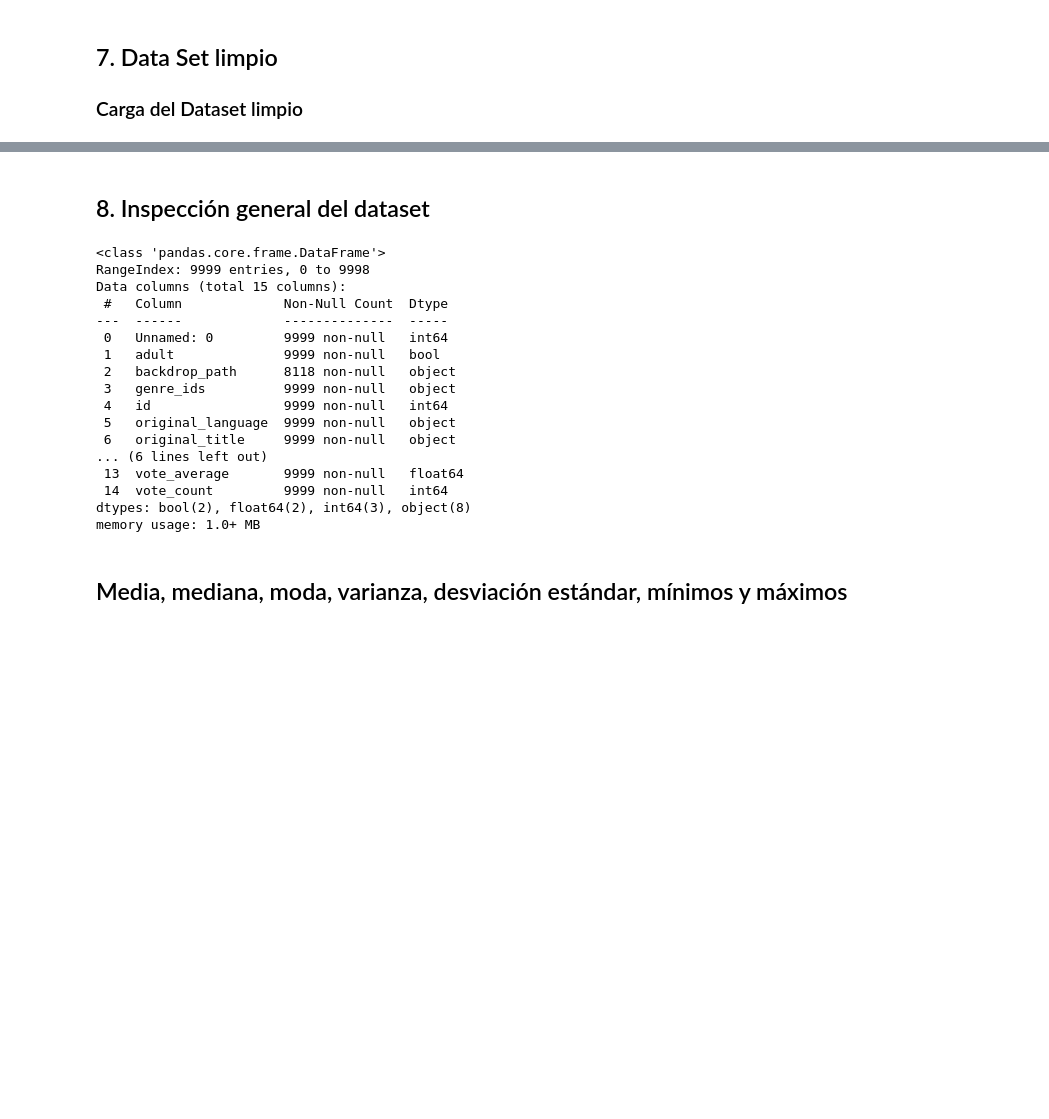
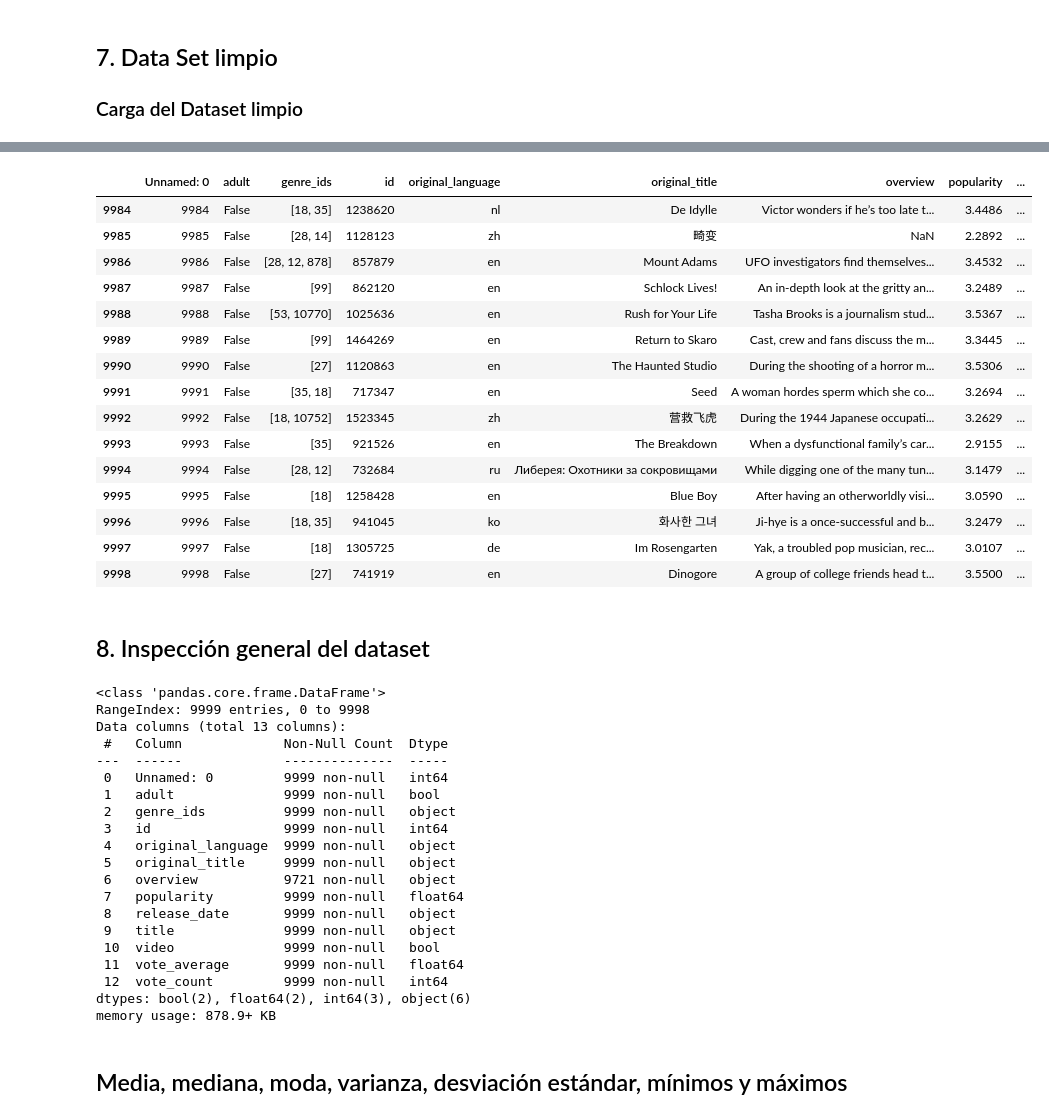
Before and after one commit to MauOrtizC/ProyectoII, a Jupyter notebook: notebooks/01_EDA_TMDB.ipynb, the cells around one changed output, grey strips where cells are left out. Cells and saved outputs as stored; diff of their text form; code cells hidden in the pictures; blank space fills up the shorter version.

```diff
--- a/notebooks/01_EDA_TMDB.ipynb
+++ b/notebooks/01_EDA_TMDB.ipynb
@@ -116,25 +127,48 @@ df.head()
+# %%
+
+df_limpio.tail(15)
+# %% [output]
+|  | Unnamed: 0 | adult | genre_ids | id | original_language | original_title | overview | popularity | ... |
+| 9984 | 9984 | False | [18, 35] | 1238620 | nl | De Idylle | Victor wonders if he’s too late t... | 3.4486 | ... |
+| 9985 | 9985 | False | [28, 14] | 1128123 | zh | 畸变 | NaN | 2.2892 | ... |
+| 9986 | 9986 | False | [28, 12, 878] | 857879 | en | Mount Adams | UFO investigators find themselves... | 3.4532 | ... |
+| 9987 | 9987 | False | [99] | 862120 | en | Schlock Lives! | An in-depth look at the gritty an... | 3.2489 | ... |
+| 9988 | 9988 | False | [53, 10770] | 1025636 | en | Rush for Your Life | Tasha Brooks is a journalism stud... | 3.5367 | ... |
+| 9989 | 9989 | False | [99] | 1464269 | en | Return to Skaro | Cast, crew and fans discuss the m... | 3.3445 | ... |
+| 9990 | 9990 | False | [27] | 1120863 | en | The Haunted Studio | During the shooting of a horror m... | 3.5306 | ... |
+| 9991 | 9991 | False | [35, 18] | 717347 | en | Seed | A woman hordes sperm which she co... | 3.2694 | ... |
+| 9992 | 9992 | False | [18, 10752] | 1523345 | zh | 营救飞虎 | During the 1944 Japanese occupati... | 3.2629 | ... |
+| 9993 | 9993 | False | [35] | 921526 | en | The Breakdown | When a dysfunctional family’s car... | 2.9155 | ... |
+| 9994 | 9994 | False | [28, 12] | 732684 | ru | Либерея: Охотники за сокровищами | While digging one of the many tun... | 3.1479 | ... |
+| 9995 | 9995 | False | [18] | 1258428 | en | Blue Boy | After having an otherworldly visi... | 3.0590 | ... |
+| 9996 | 9996 | False | [18, 35] | 941045 | ko | 화사한 그녀 | Ji-hye is a once-successful and b... | 3.2479 | ... |
+| 9997 | 9997 | False | [18] | 1305725 | de | Im Rosengarten | Yak, a troubled pop musician, rec... | 3.0107 | ... |
+| 9998 | 9998 | False | [27] | 741919 | en | Dinogore | A group of college friends head t... | 3.5500 | ... |
 # %% [markdown]
 ## 8. Inspección general del dataset
 # %%
-dflimpio.info()
+df_limpio.info()
 # %% [output]
 <class 'pandas.core.frame.DataFrame'>
 RangeIndex: 9999 entries, 0 to 9998
-Data columns (total 15 columns):
+Data columns (total 13 columns):
  #   Column             Non-Null Count  Dtype
 ---  ------             --------------  -----
  0   Unnamed: 0         9999 non-null   int64
  1   adult              9999 non-null   bool
- 2   backdrop_path      8118 non-null   object
- 3   genre_ids          9999 non-null   object
- 4   id                 9999 non-null   int64
- 5   original_language  9999 non-null   object
- 6   original_title     9999 non-null   object
-... (6 lines left out)
- 13  vote_average       9999 non-null   float64
- 14  vote_count         9999 non-null   int64
-dtypes: bool(2), float64(2), int64(3), object(8)
-memory usage: 1.0+ MB
+ 2   genre_ids          9999 non-null   object
+ 3   id                 9999 non-null   int64
+ 4   original_language  9999 non-null   object
+ 5   original_title     9999 non-null   object
+ 6   overview           9721 non-null   object
+ 7   popularity         9999 non-null   float64
+ 8   release_date       9999 non-null   object
+ 9   title              9999 non-null   object
+ 10  video              9999 non-null   bool
+ 11  vote_average       9999 non-null   float64
+ 12  vote_count         9999 non-null   int64
+dtypes: bool(2), float64(2), int64(3), object(6)
+memory usage: 878.9+ KB
 # %% [markdown]
 ## Media, mediana, moda, varianza, desviación estándar, mínimos y máximos
 # %%
```
Also changed, not shown: parts of 16 cells of this notebook, 1 other file.
